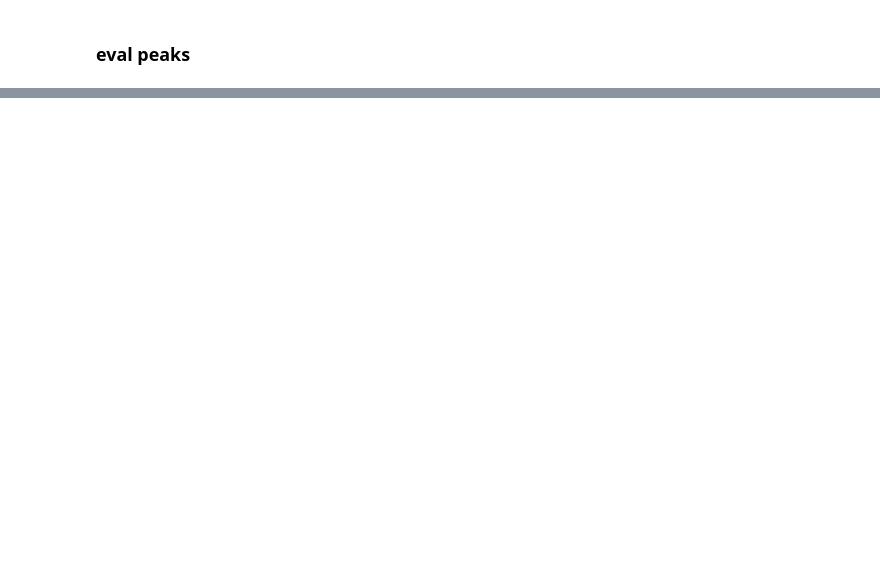
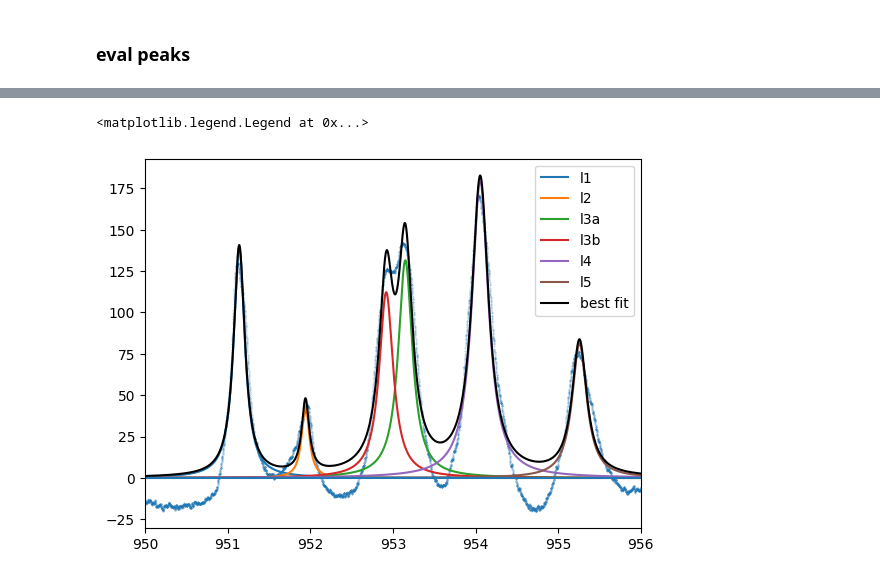
Before and after one commit to pi63on/qo_labs, a Jupyter notebook: day2.ipynb, the cells around one changed output, grey strips where cells are left out. Drawn from its saved outputs; the diff is of its cells as text; code cells hidden in the pictures; blank space fills up the shorter version.

```diff
--- a/day2.ipynb
+++ b/day2.ipynb
@@ -285,6 +361,6 @@ plt.xlim(950, 957)
 # %%
-# model  = l1
+model  = l1 + l3a + l3b +l4 +l5 +l2
 
-# init = model.eval(params, x=x)
-# out = model.fit(ynew, params, x=x)
-# print(out.fit_report(min_correl=0.3))
+init = model.eval(params, x=x_aveg)
+out = model.fit(ynew, params, x=x_aveg)
+print(out.fit_report(min_correl=0.3))
@@ -296,0 +385,18 @@ plt.xlim(950, 957)
+# %%
+
+comps = out.eval_components()
+plt.plot(x_aveg, comps['l1_'], label='l1')
+plt.plot(x_aveg, comps['l2_'], label='l2')
+plt.plot(x_aveg, comps['l3a_'], label='l3a')
+plt.plot(x_aveg, comps['l3b_'], label='l3b')
+plt.plot(x_aveg, comps['l4_'], label='l4')
+plt.plot(x_aveg, comps['l5_'], label='l5')
+# plt.plot()
+plt.plot(x_aveg, out.best_fit, label='best fit', color= 'black', alpha = 1)
+plt.scatter(x_aveg,ynew,s=0.1, alpha = 0.5)
+plt.axhline(0)
+plt.xlim(950,956)
+plt.legend()
+# %% [output]
+<matplotlib.legend.Legend at 0x...>
+[figure, added]
```
Also changed, not shown: parts of 16 cells of this notebook.
